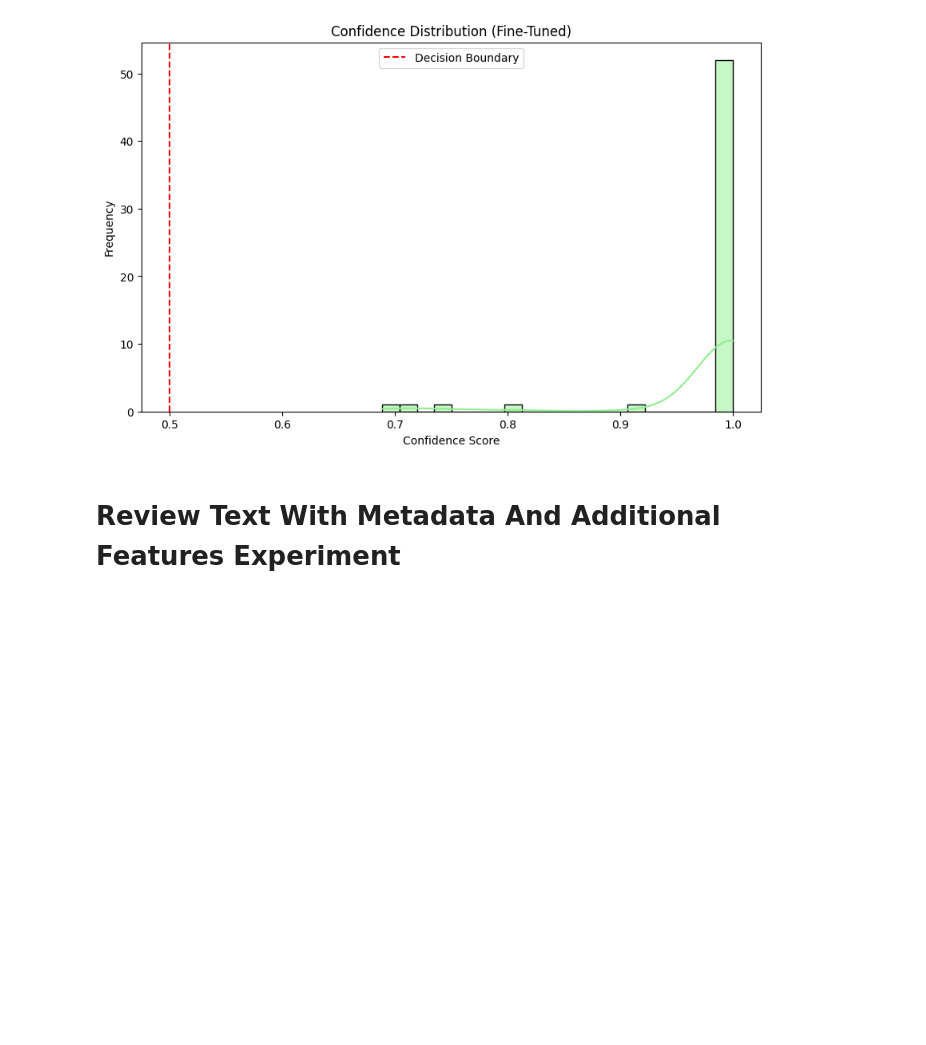
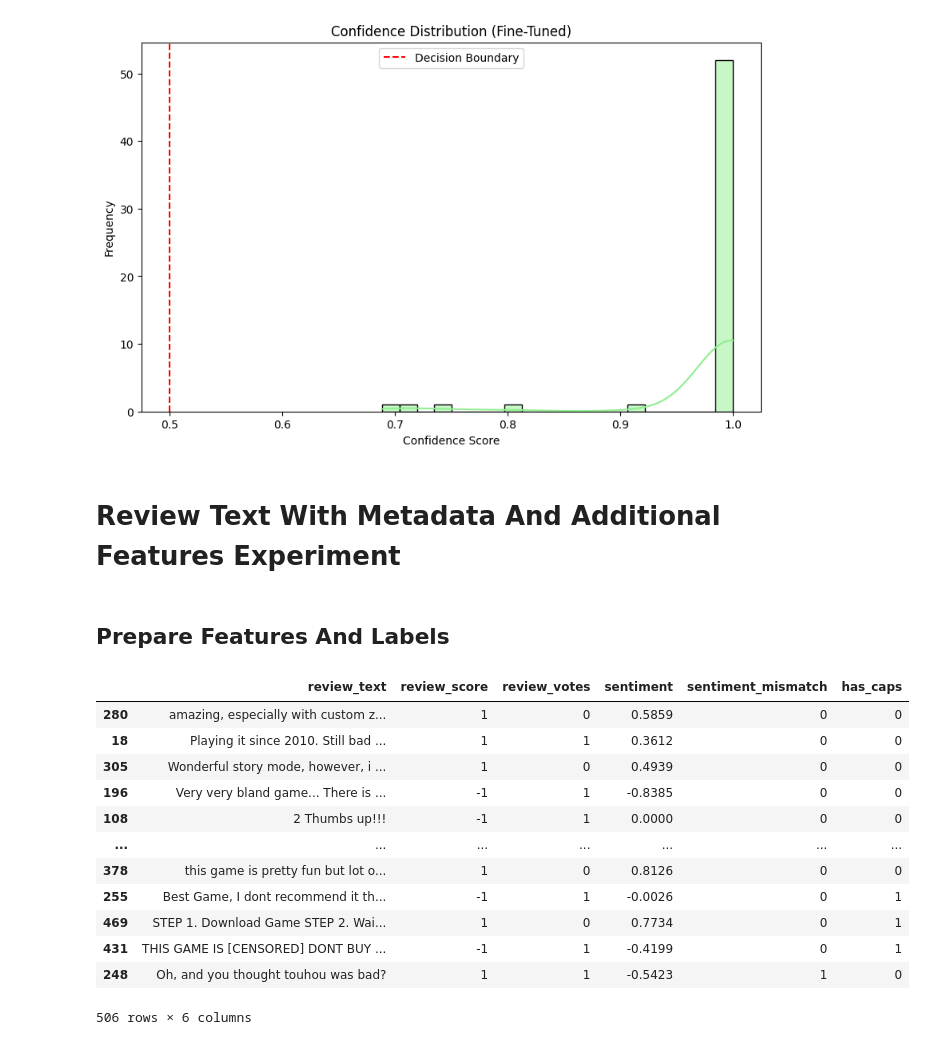
Before and after one commit to kozoB/steam-sarcasm-detection, a Jupyter notebook: Steam_Reviews_Sarcasm_Detection_Project.ipynb, the cells around one changed output. Cells and saved outputs as stored; diff of their text form; code cells hidden in the pictures; blank space fills up the shorter version.

Commit message:
Started text+metadata experiment part

```diff
--- a/Steam_Reviews_Sarcasm_Detection_Project.ipynb
+++ b/Steam_Reviews_Sarcasm_Detection_Project.ipynb
@@ -1211,3 +1214,28 @@ plt.show()
 [figure]
 # %% [markdown]
 # Review Text With Metadata And Additional Features Experiment
+# %% [markdown]
+## Prepare Features And Labels
+# %%
+# Separate features and labels
+X_train = train_df.drop(columns=['sarcasm_label'])
+y_train = train_df['sarcasm_label']
+
+X_test = test_df.drop(columns=['sarcasm_label'])
+y_test = test_df['sarcasm_label']
+# %%
+X_train
+# %% [output]
+|  | review_text | review_score | review_votes | sentiment | sentiment_mismatch | has_caps |
+| 280 | amazing, especially with custom z... | 1 | 0 | 0.5859 | 0 | 0 |
+| 18 | Playing it since 2010. Still bad ... | 1 | 1 | 0.3612 | 0 | 0 |
+| 305 | Wonderful story mode, however, i ... | 1 | 0 | 0.4939 | 0 | 0 |
+| 196 | Very very bland game... There is ... | -1 | 1 | -0.8385 | 0 | 0 |
+| 108 | 2 Thumbs up!!! | -1 | 1 | 0.0000 | 0 | 0 |
+| ... | ... | ... | ... | ... | ... | ... |
+| 378 | this game is pretty fun but lot o... | 1 | 0 | 0.8126 | 0 | 0 |
+| 255 | Best Game, I dont recommend it th... | -1 | 1 | -0.0026 | 0 | 1 |
+| 469 | STEP 1. Download Game STEP 2. Wai... | 1 | 0 | 0.7734 | 0 | 1 |
+| 431 | THIS GAME IS [CENSORED] DONT BUY ... | -1 | 1 | -0.4199 | 0 | 1 |
+| 248 | Oh, and you thought touhou was bad? | 1 | 1 | -0.5423 | 1 | 0 |
+506 rows × 6 columns
```
Also changed, not shown: parts of 6 cells of this notebook.
